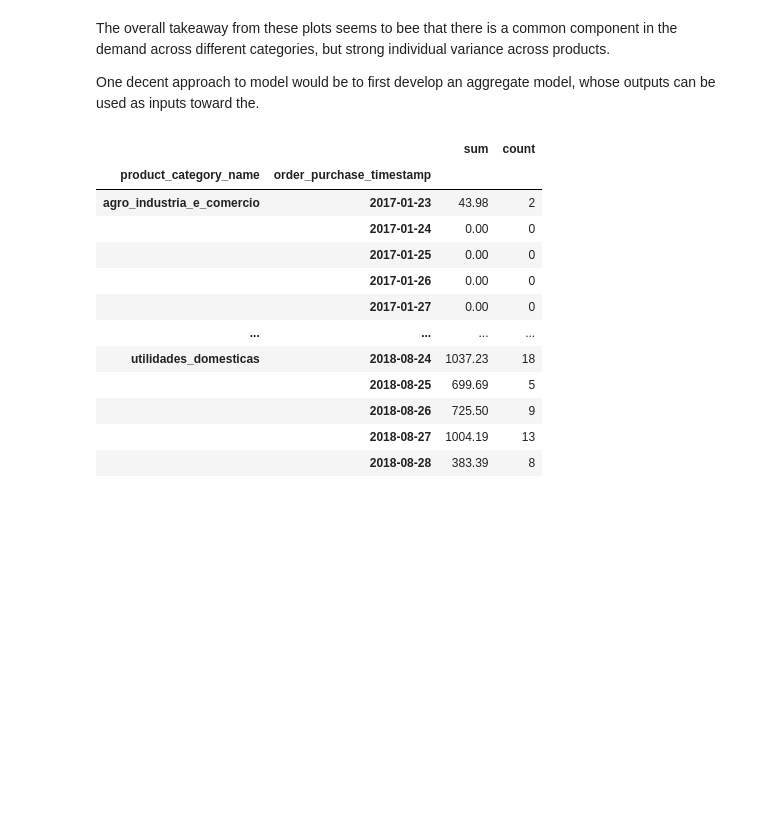
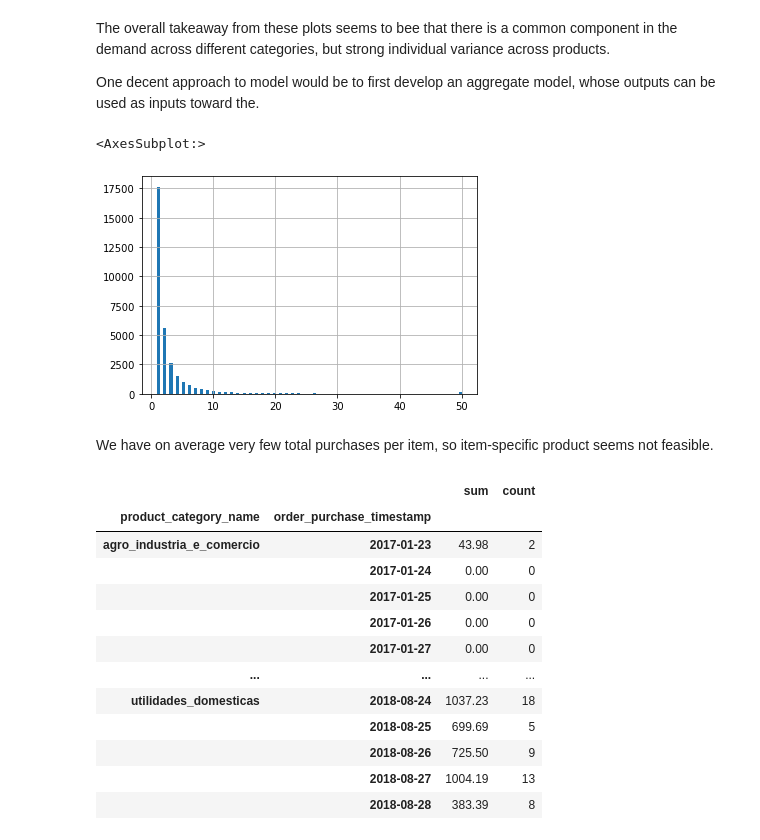
Before and after one commit to loerssoni/ecommece-wknd, a Jupyter notebook: exploratory/1.0-DemandEDA.ipynb, the cells around one changed output. Drawn from its saved outputs; the diff is of its cells as text; code cells hidden in the pictures; blank space fills up the shorter version.

```diff
--- a/exploratory/1.0-DemandEDA.ipynb
+++ b/exploratory/1.0-DemandEDA.ipynb
@@ -39,7 +26,7 @@ products = pd.read_csv('tempdata/olist_products_dataset.csv')
 
 delivered = delivered.merge(products[['product_id', 'product_category_name']], how='left', on='product_id')
 delivered = delivered.set_index('order_purchase_timestamp')
-delivered = delivered['2017-01-01':].copy()
+delivered = delivered.sort_index()['2017-01-01':].copy()
 daily_revenues = delivered['price'].resample('d').sum()
 daily_revenues.plot()
 # %% [output]
@@ -97,6 +88,13 @@ The overall takeaway from these plots seems to bee that there is a common compon
 but strong individual variance across products.
 
 One decent approach to model would be to first develop an aggregate model, whose outputs can be used as inputs toward the.
+# %%
+delivered.groupby('product_id')['price'].count().clip(0, 50).hist(bins=100)
+# %% [output]
+<AxesSubplot:>
+[figure, added]
+# %% [markdown]
+We have on average very few total purchases per item, so item-specific product seems not feasible.
 # %%
 daily_by_category
 # %% [output]
```
Also changed, not shown: parts of 6 cells of this notebook, 3 other files.
